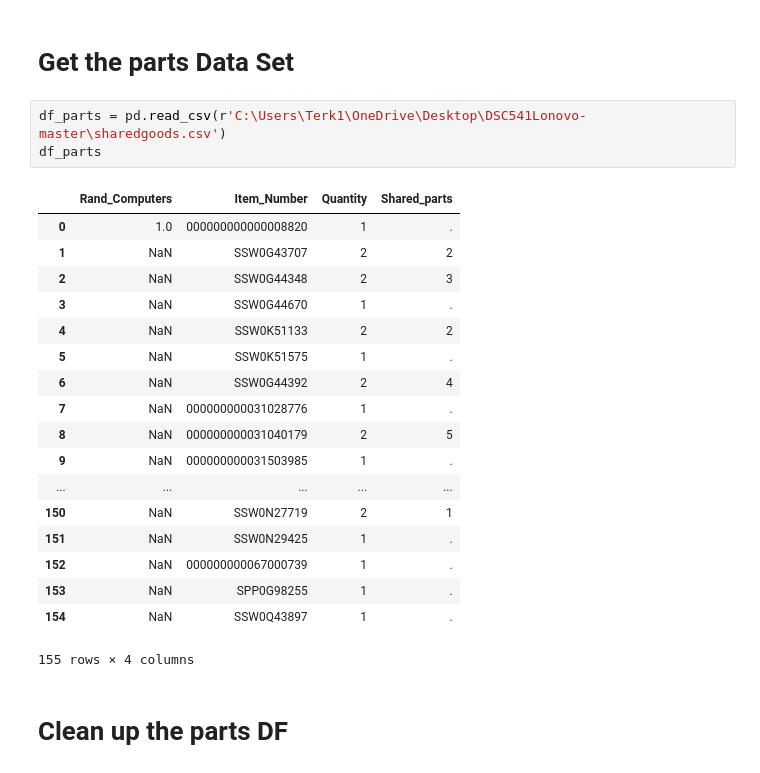
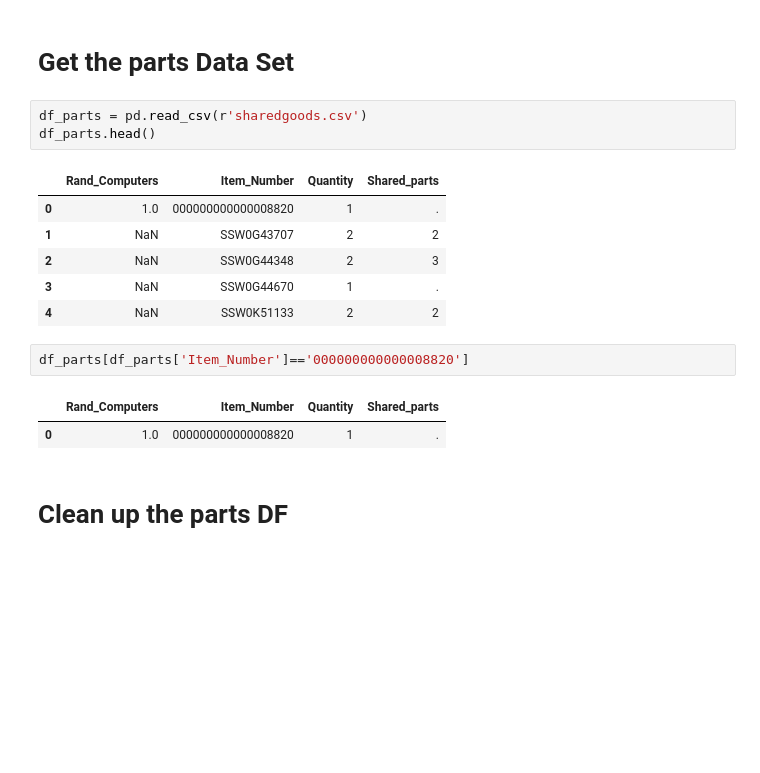
Before and after one commit to BigTerk/DSC541Lonovo, a Jupyter notebook: Lenovo.ipynb, the cells around one changed output. Drawn from its saved outputs; the diff is of its cells as text; blank space fills up the shorter version.

```diff
--- a/Lenovo.ipynb
+++ b/Lenovo.ipynb
@@ -185,27 +163,20 @@ df_orders
 # %% [markdown]
 # Get the parts Data Set
 # %%
-df_parts = pd.read_csv(r'C:\Users\Terk1\OneDrive\Desktop\DSC541Lonovo-master\sharedgoods.csv')
-df_parts
+df_parts = pd.read_csv(r'sharedgoods.csv')
+df_parts.head()
 # %% [output]
 |  | Rand_Computers | Item_Number | Quantity | Shared_parts |
 | 0 | 1.0 | 000000000000008820 | 1 | . |
 | 1 | NaN | SSW0G43707 | 2 | 2 |
 | 2 | NaN | SSW0G44348 | 2 | 3 |
 | 3 | NaN | SSW0G44670 | 1 | . |
 | 4 | NaN | SSW0K51133 | 2 | 2 |
-| 5 | NaN | SSW0K51575 | 1 | . |
-| 6 | NaN | SSW0G44392 | 2 | 4 |
-| 7 | NaN | 000000000031028776 | 1 | . |
-| 8 | NaN | 000000000031040179 | 2 | 5 |
-| 9 | NaN | 000000000031503985 | 1 | . |
-| ... | ... | ... | ... | ... |
-| 150 | NaN | SSW0N27719 | 2 | 1 |
-| 151 | NaN | SSW0N29425 | 1 | . |
-| 152 | NaN | 000000000067000739 | 1 | . |
-| 153 | NaN | SPP0G98255 | 1 | . |
-| 154 | NaN | SSW0Q43897 | 1 | . |
-155 rows × 4 columns
+# %%
+df_parts[df_parts['Item_Number']=='000000000000008820']
+# %% [output]
+|  | Rand_Computers | Item_Number | Quantity | Shared_parts |
+| 0 | 1.0 | 000000000000008820 | 1 | . |
 # %% [markdown]
 # Clean up the parts DF
 # %%
```
Also changed, not shown: parts of 16 cells of this notebook, 21 other files.
